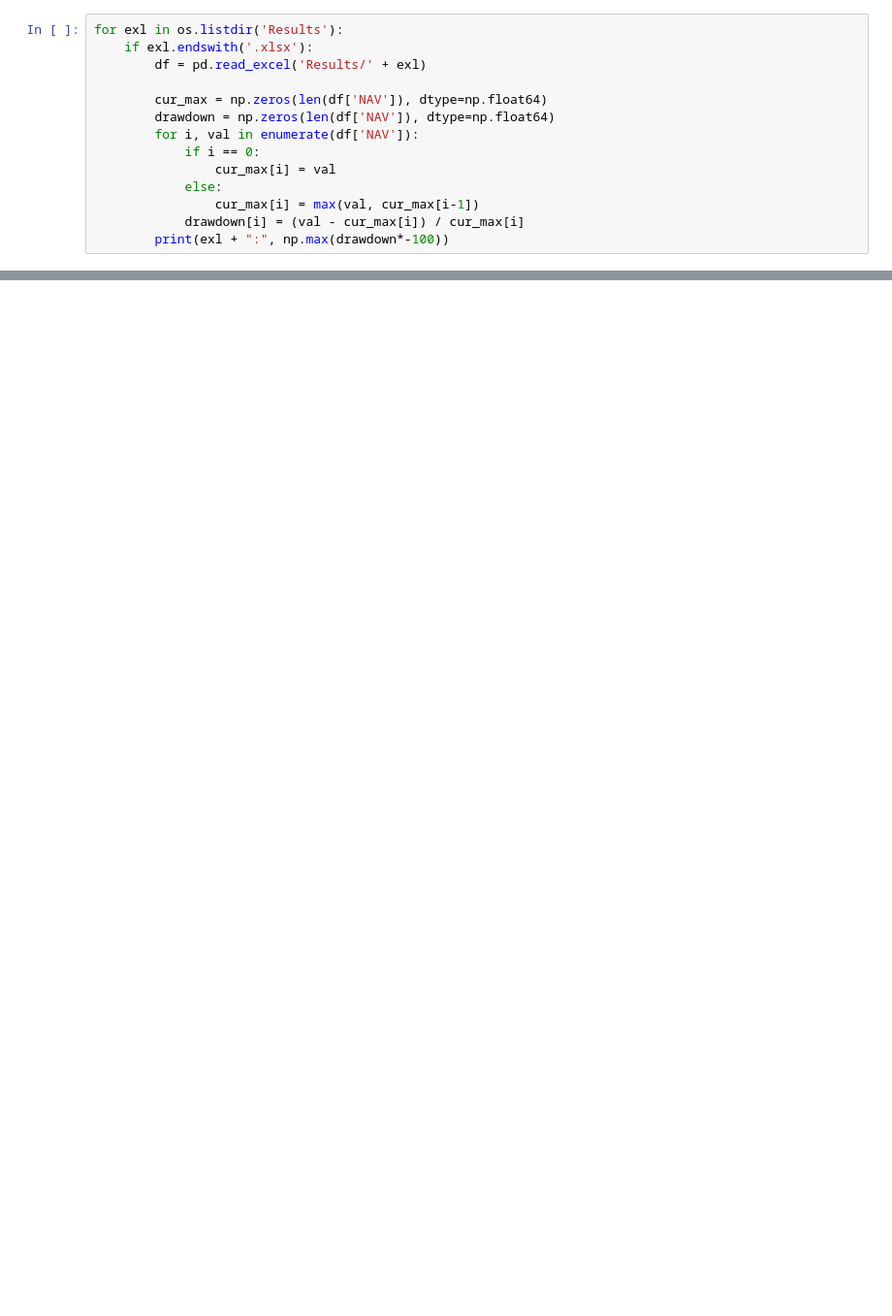
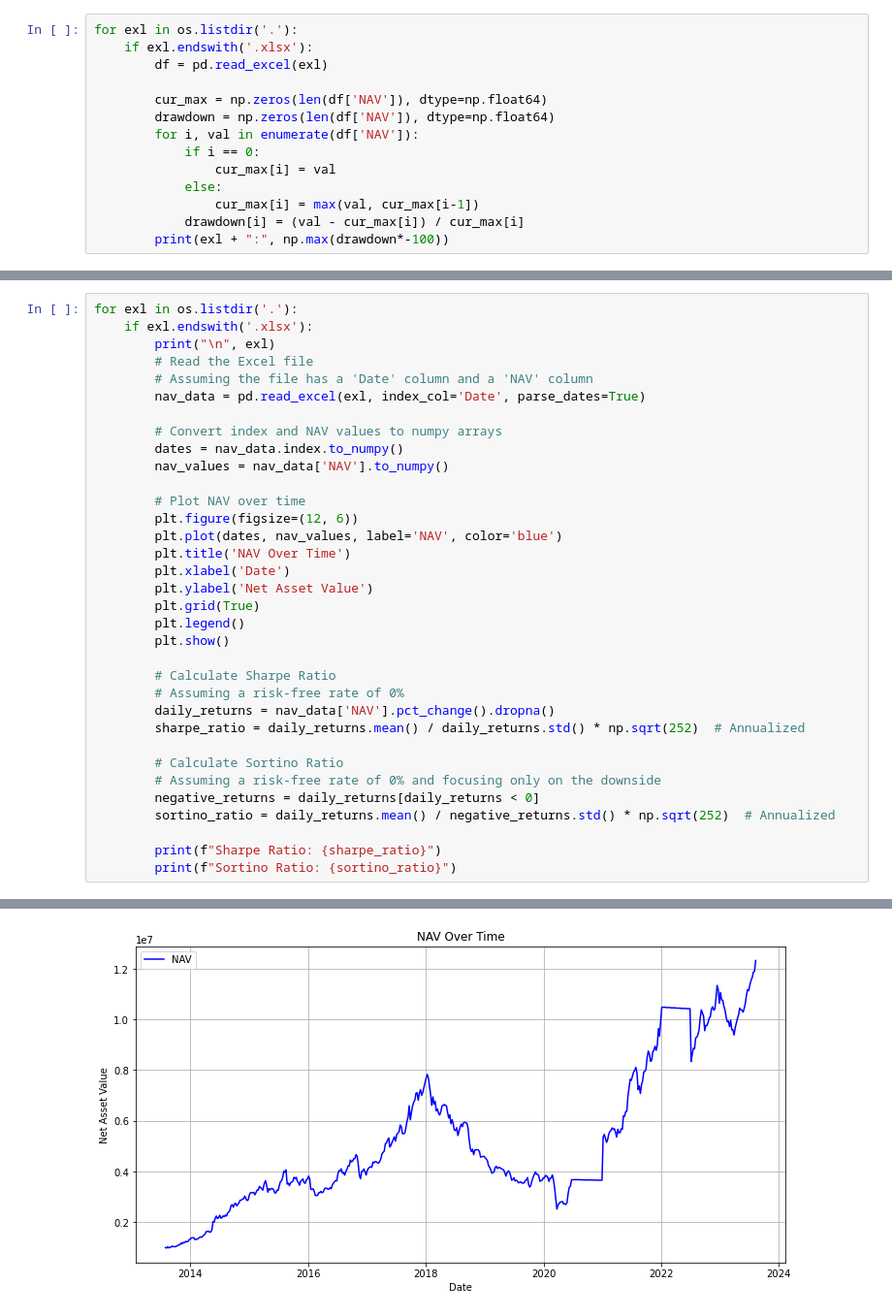
Before and after one commit to Ad-Aayush/BacktestFCC, a Jupyter notebook: drawdown.ipynb, the cells around one changed output, grey strips where cells are left out. Shown: that part at 97% size. Saved outputs shown, nothing was run; the diff lists cells and outputs as text; blank space fills up the shorter version.

```diff
--- a/drawdown.ipynb
+++ b/drawdown.ipynb
@@ -5,7 +8,7 @@ import numpy as np
 # %%
-for exl in os.listdir('Results'):
+for exl in os.listdir('.'):
     if exl.endswith('.xlsx'):
-        df = pd.read_excel('Results/' + exl)
+        df = pd.read_excel(exl)
 
         cur_max = np.zeros(len(df['NAV']), dtype=np.float64)
         drawdown = np.zeros(len(df['NAV']), dtype=np.float64)
@@ -28,0 +30,35 @@ Lookback_5_Holding_5.xlsx: 44.22652057800692
+# %%
+for exl in os.listdir('.'):
+    if exl.endswith('.xlsx'):
+        print("\n", exl)
+        # Read the Excel file
+        # Assuming the file has a 'Date' column and a 'NAV' column
+        nav_data = pd.read_excel(exl, index_col='Date', parse_dates=True)
+
+        # Convert index and NAV values to numpy arrays
+        dates = nav_data.index.to_numpy()
+        nav_values = nav_data['NAV'].to_numpy()
+
+        # Plot NAV over time
+        plt.figure(figsize=(12, 6))
+        plt.plot(dates, nav_values, label='NAV', color='blue')
+        plt.title('NAV Over Time')
+        plt.xlabel('Date')
+        plt.ylabel('Net Asset Value')
+        plt.grid(True)
+        plt.legend()
+        plt.show()
+
+        # Calculate Sharpe Ratio
+        # Assuming a risk-free rate of 0%
+        daily_returns = nav_data['NAV'].pct_change().dropna()
+        sharpe_ratio = daily_returns.mean() / daily_returns.std() * np.sqrt(252)  # Annualized
+
+        # Calculate Sortino Ratio
+        # Assuming a risk-free rate of 0% and focusing only on the downside
+        negative_returns = daily_returns[daily_returns < 0]
+        sortino_ratio = daily_returns.mean() / negative_returns.std() * np.sqrt(252)  # Annualized
+
+        print(f"Sharpe Ratio: {sharpe_ratio}")
+        print(f"Sortino Ratio: {sortino_ratio}")
+# %% [output]
@@ -28,0 +66 @@ Lookback_5_Holding_5.xlsx: 44.22652057800692
+[figure, added]
```
Also changed, not shown: parts of 4 cells of this notebook, 11 other files.
